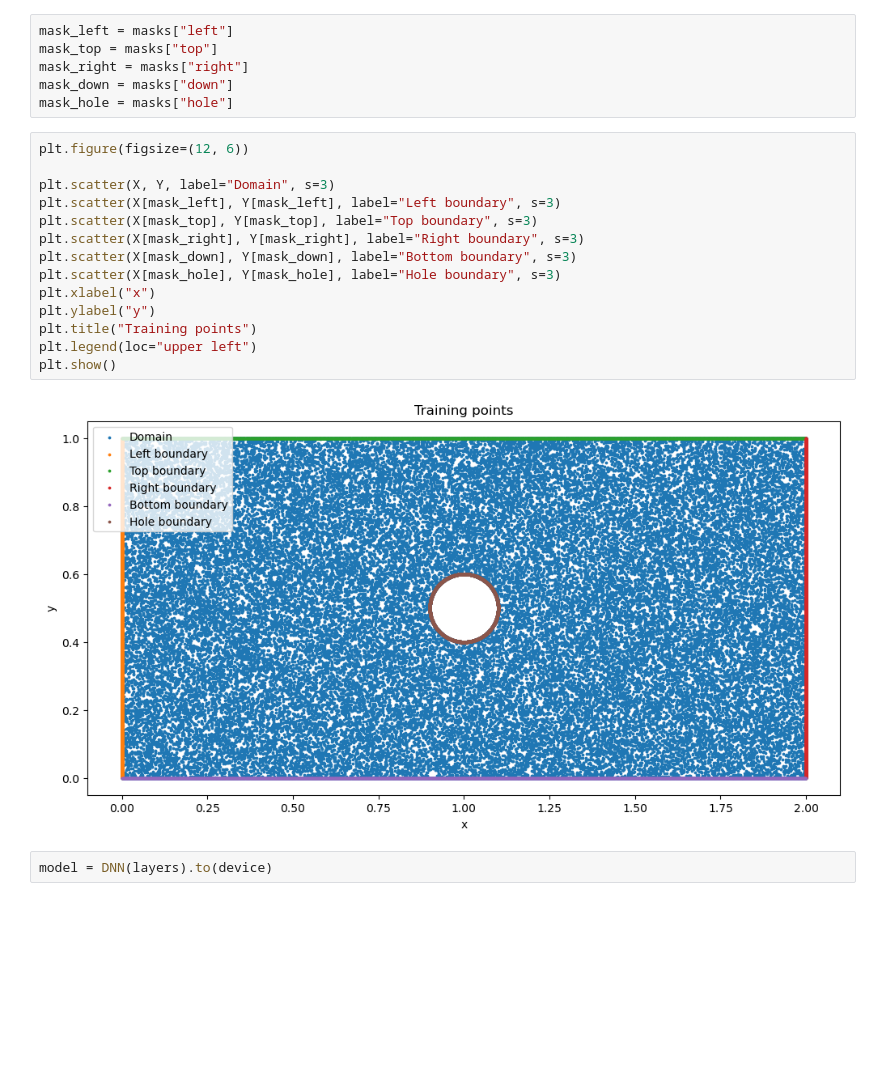
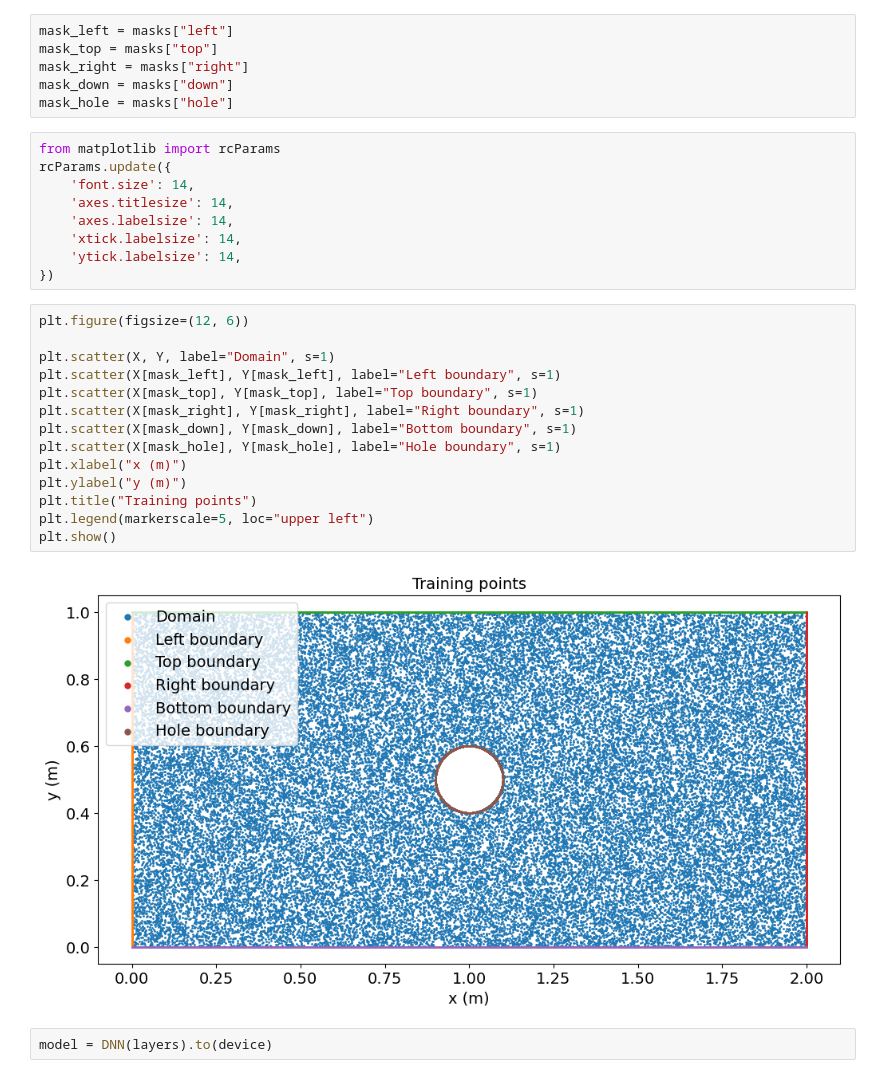
Before and after one commit to alleswe2k/PINNs, a Jupyter notebook: Clean/transfer_learning.ipynb, the cells around one changed output. Drawn from its saved outputs; the diff is of its cells as text; blank space fills up the shorter version.

Commit message:
Plots

```diff
--- a/Clean/transfer_learning.ipynb
+++ b/Clean/transfer_learning.ipynb
@@ -292,22 +292,31 @@ mask_top = masks["top"]
 mask_right = masks["right"]
 mask_down = masks["down"]
 mask_hole = masks["hole"]
+# %%
+from matplotlib import rcParams
+rcParams.update({
+    'font.size': 14,
+    'axes.titlesize': 14,
+    'axes.labelsize': 14,
+    'xtick.labelsize': 14,
+    'ytick.labelsize': 14,
+})
 # %%
 plt.figure(figsize=(12, 6))
 
-plt.scatter(X, Y, label="Domain", s=3)
-plt.scatter(X[mask_left], Y[mask_left], label="Left boundary", s=3)
-plt.scatter(X[mask_top], Y[mask_top], label="Top boundary", s=3)
-plt.scatter(X[mask_right], Y[mask_right], label="Right boundary", s=3)
-plt.scatter(X[mask_down], Y[mask_down], label="Bottom boundary", s=3)
-plt.scatter(X[mask_hole], Y[mask_hole], label="Hole boundary", s=3)
-plt.xlabel("x")
-plt.ylabel("y")
+plt.scatter(X, Y, label="Domain", s=1)
+plt.scatter(X[mask_left], Y[mask_left], label="Left boundary", s=1)
+plt.scatter(X[mask_top], Y[mask_top], label="Top boundary", s=1)
+plt.scatter(X[mask_right], Y[mask_right], label="Right boundary", s=1)
+plt.scatter(X[mask_down], Y[mask_down], label="Bottom boundary", s=1)
+plt.scatter(X[mask_hole], Y[mask_hole], label="Hole boundary", s=1)
+plt.xlabel("x (m)")
+plt.ylabel("y (m)")
 plt.title("Training points")
-plt.legend(loc="upper left")
+plt.legend(markerscale=5, loc="upper left")
 plt.show()
 # %% [output]
-[figure, old version]
+[figure, new version]
 # %%
 model = DNN(layers).to(device)
 # %%
```
Also changed, not shown: parts of 1 cell of this notebook, 3 other files.
